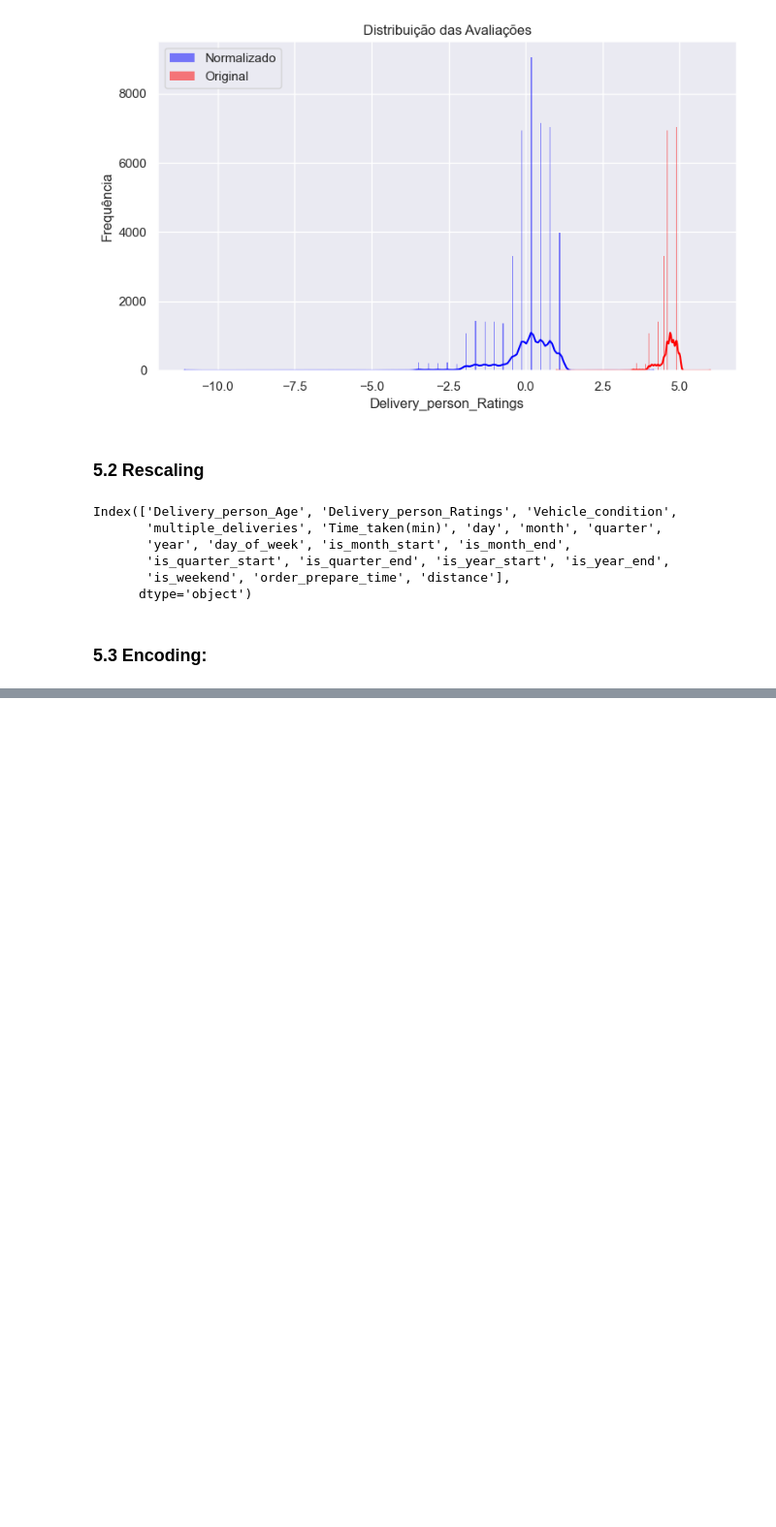
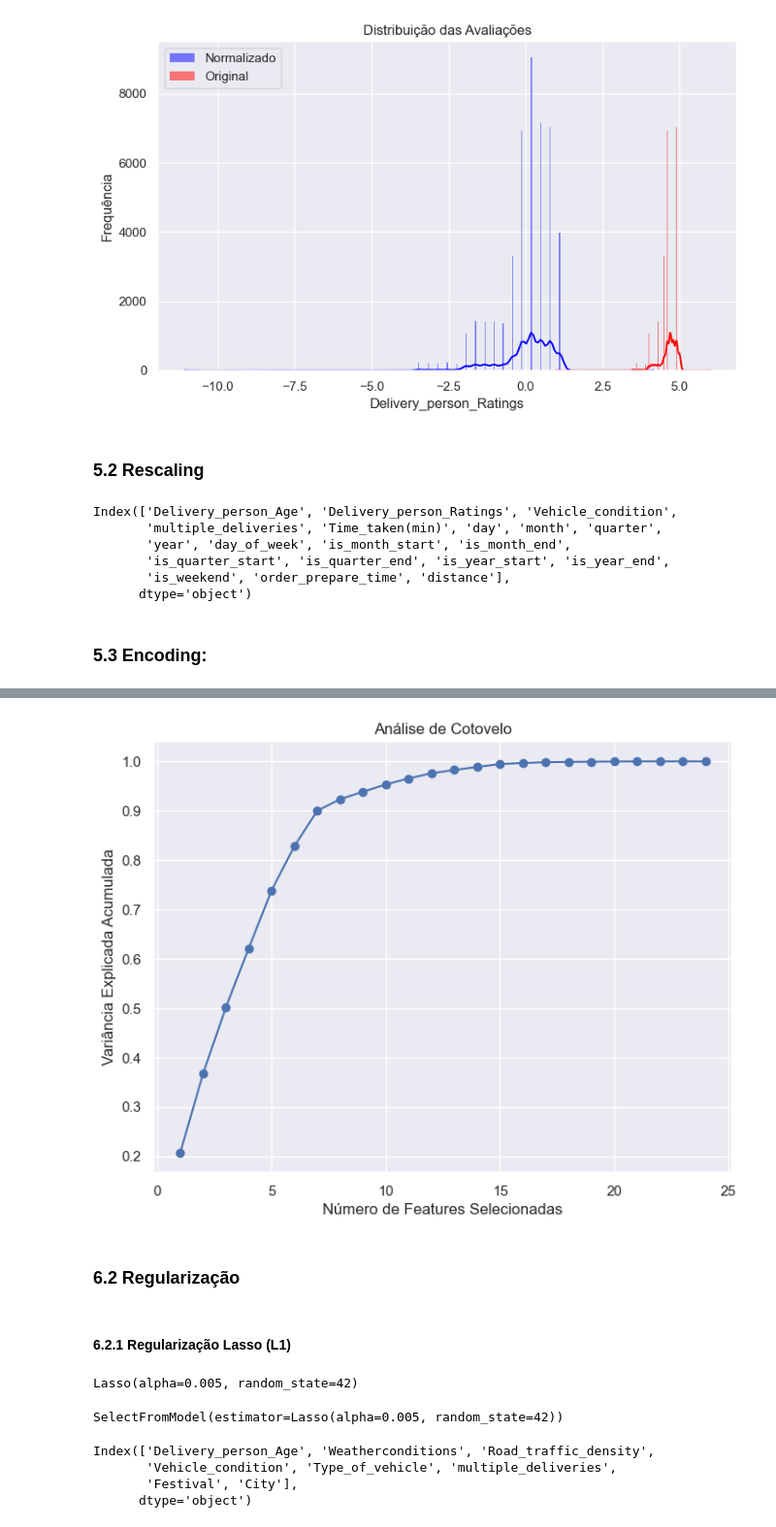
Before and after one commit to samantasobral/projeto_integrador_2, a Jupyter notebook: notebooks/Delivery.ipynb, the cells around one changed output, grey strips where cells are left out. Shown at 97% size. Cells and saved outputs as stored; diff of their text form; code cells hidden in the pictures; blank space fills up the shorter version.

Commit message:
feature: importancia das features, árvore e lasso

```diff
--- a/notebooks/Delivery.ipynb
+++ b/notebooks/Delivery.ipynb
@@ -659,0 +699,36 @@ df6.head()
+# %%
+#Análise de cotovelo:
+
+num_features = len(importances)
+
+plt.figure(figsize=[8,6])
+plt.plot(range(1,num_features +1), np.cumsum(sorted_importances), marker = 'o', linestyle ='-')
+plt.xlabel('Número de Features Selecionadas')
+plt.ylabel('Variância Explicada Acumulada')
+plt.title('Análise de Cotovelo')
+plt.grid(True)
+plt.show()
+# %% [output]
+[figure, added]
+# %% [markdown]
+### 6.2 Regularização
+# %% [markdown]
+#### 6.2.1 Regularização Lasso (L1)
+# %%
+lasso_model = Lasso(alpha=0.005, random_state=42)
+lasso_model.fit(X_train, y_train)
+# %% [output]
+Lasso(alpha=0.005, random_state=42)
+# %%
+select_model = SelectFromModel(lasso_model)
+select_model.fit(X_train, y_train)
+# %% [output]
+SelectFromModel(estimator=Lasso(alpha=0.005, random_state=42))
+# %%
+select_features = X_train.columns[select_model.get_support()]
+print(select_features)
+# %% [output]
+Index(['Delivery_person_Age', 'Weatherconditions', 'Road_traffic_density',
+       'Vehicle_condition', 'Type_of_vehicle', 'multiple_deliveries',
+       'Festival', 'City'],
+      dtype='object')
```
Also changed, not shown: parts of 8 cells of this notebook.
